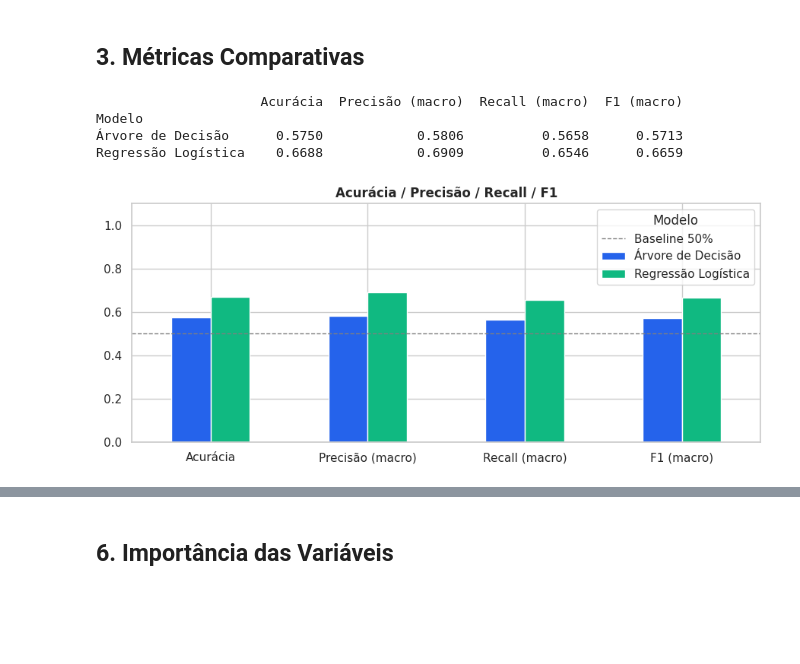
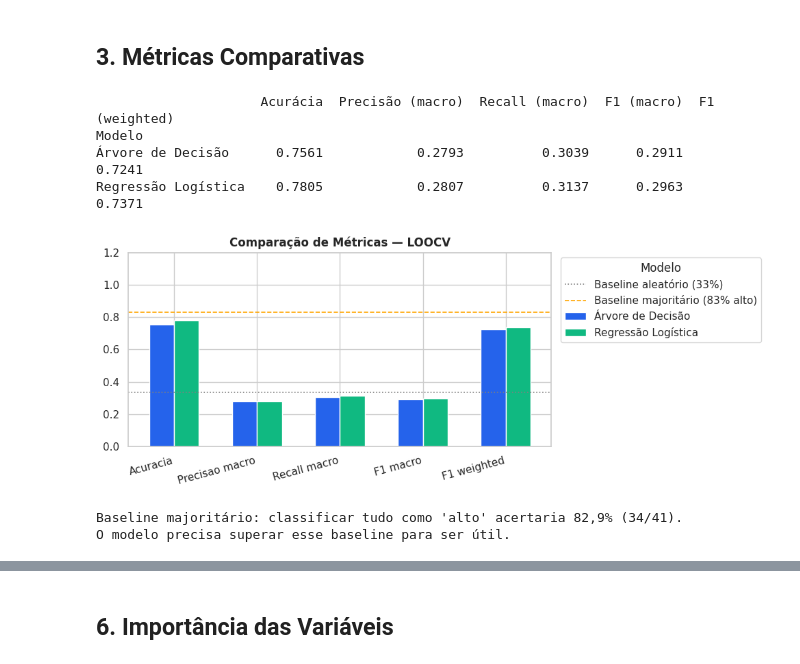
Before and after one commit to Carlosesposito22/projetos5-SIMA, a Jupyter notebook: ml/notebooks/CC5_Classificadores_SIMA.ipynb, the cells around one changed output, grey strips where cells are left out. Drawn from its saved outputs; the diff is of its cells as text; code cells hidden in the pictures; blank space fills up the shorter version.

```diff
--- a/ml/notebooks/CC5_Classificadores_SIMA.ipynb
+++ b/ml/notebooks/CC5_Classificadores_SIMA.ipynb
@@ -114,10 +128,19 @@ weighted avg       0.69      0.67      0.67       160
 # %%
 fig, axes = plt.subplots(1, 2, figsize=(13, 5))
 for ax, preds, titulo in zip(axes, [y_pred_dt, y_pred_lr],
-                              ['Árvore de Decisão','Regressão Logística']):
-    ConfusionMatrixDisplay(confusion_matrix(y_test, preds),
-                           display_labels=le_nivel.classes_).plot(ax=ax, colorbar=False, cmap='Blues')
+                              ['Árvore de Decisão (LOOCV)','Regressão Logística (LOOCV)']):
+    cm = confusion_matrix(y, preds)
+    cm_disp = ConfusionMatrixDisplay(cm, display_labels=le_nivel.classes_)
+    cm_disp.plot(ax=ax, colorbar=False, cmap='Blues')
+    # % por linha
+    cm_norm = cm.astype(float)
+    row_sums = cm.sum(axis=1, keepdims=True)
+    cm_norm = np.divide(cm, row_sums, where=row_sums!=0) * 100
+    for i in range(cm.shape[0]):
+        for j in range(cm.shape[1]):
+            ax.text(j, i+0.35, f'({cm_norm[i,j]:.0f}%)',
+                    ha='center', va='center', fontsize=8, color='gray')
     ax.set_title(titulo, fontsize=12, fontweight='bold')
-plt.tight_layout(); plt.savefig('cc5_confusao.png', dpi=120, bbox_inches='tight'); plt.show()
-print('Insight: Erros concentrados na fronteira baixo↔médio — distinção subjetiva.')
+
+plt.tight_layout(); plt.show()
 # %% [output]
@@ -128,24 +163,36 @@ Insight: Erros concentrados na fronteira baixo↔médio — distinção subjetiv
 # %%
 resultados = []
 for nome, preds in [('Árvore de Decisão', y_pred_dt), ('Regressão Logística', y_pred_lr)]:
-    resultados.append({'Modelo': nome,
-        'Acurácia': accuracy_score(y_test, preds),
-        'Precisão (macro)': precision_score(y_test, preds, average='macro', zero_division=0),
-        'Recall (macro)': recall_score(y_test, preds, average='macro', zero_division=0),
-        'F1 (macro)': f1_score(y_test, preds, average='macro', zero_division=0)})
+    resultados.append({
+        'Modelo': nome,
+        'Acurácia': accuracy_score(y, preds),
+        'Precisão (macro)': precision_score(y, preds, average='macro', zero_division=0),
+        'Recall (macro)': recall_score(y, preds, average='macro', zero_division=0),
+        'F1 (macro)': f1_score(y, preds, average='macro', zero_division=0),
+        'F1 (weighted)': f1_score(y, preds, average='weighted', zero_division=0),
+    })
 df_res = pd.DataFrame(resultados).set_index('Modelo')
 print(df_res.round(4).to_string())
 
-fig, ax = plt.subplots(figsize=(9, 4))
-df_res.T.plot(kind='bar', ax=ax, color=['#2563eb','#10b981'], edgecolor='white')
-ax.set_ylim(0, 1.1); ax.set_xticklabels(ax.get_xticklabels(), rotation=0)
-ax.axhline(0.5, color='gray', linestyle='--', linewidth=1, label='Baseline 50%')
-ax.set_title('Acurácia / Precisão / Recall / F1', fontsize=12, fontweight='bold')
-ax.legend(title='Modelo')
-plt.tight_layout(); plt.savefig('cc5_metricas.png', dpi=120, bbox_inches='tight'); plt.show()
+fig, ax = plt.subplots(figsize=(10, 4))
+df_res[['Acurácia','Precisão (macro)','Recall (macro)','F1 (macro)','F1 (weighted)']].T.plot(
+    kind='bar', ax=ax, color=['#2563eb','#10b981'], edgecolor='white', width=0.6)
+ax.set_ylim(0, 1.2)
+ax.set_xticklabels(['Acuracia','Precisao macro','Recall macro','F1 macro','F1 weighted'], rotation=15, ha='right')
+ax.axhline(1/3, color='gray', linestyle=':', linewidth=1.2, label='Baseline aleatório (33%)')
+ax.axhline(34/41, color='orange', linestyle='--', linewidth=1.2, label='Baseline majoritário (83% alto)')
+ax.set_title('Comparação de Métricas — LOOCV', fontsize=12, fontweight='bold')
+ax.legend(title='Modelo', bbox_to_anchor=(1.01, 1))
+plt.tight_layout(); plt.show()
+
+print()
+print("Baseline majoritário: classificar tudo como 'alto' acertaria 82,9% (34/41).")
+print("O modelo precisa superar esse baseline para ser útil.")
 # %% [output]
-                     Acurácia  Precisão (macro)  Recall (macro)  F1 (macro)
+                     Acurácia  Precisão (macro)  Recall (macro)  F1 (macro)  F1 (weighted)
 Modelo
-Árvore de Decisão      0.5750            0.5806          0.5658      0.5713
-Regressão Logística    0.6688            0.6909          0.6546      0.6659
+Árvore de Decisão      0.7561            0.2793          0.3039      0.2911         0.7241
+Regressão Logística    0.7805            0.2807          0.3137      0.2963         0.7371
-[figure, old version]
+[figure, new version]
+Baseline majoritário: classificar tudo como 'alto' acertaria 82,9% (34/41).
+O modelo precisa superar esse baseline para ser útil.
```
Also changed, not shown: parts of 22 cells of this notebook, 2 other files.
